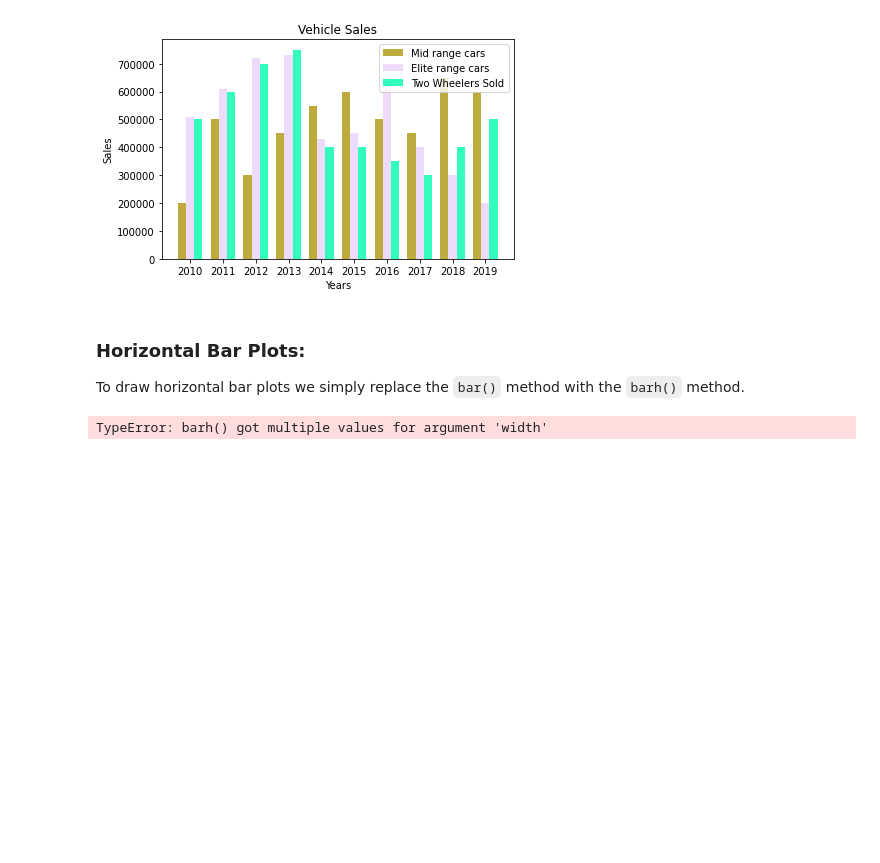
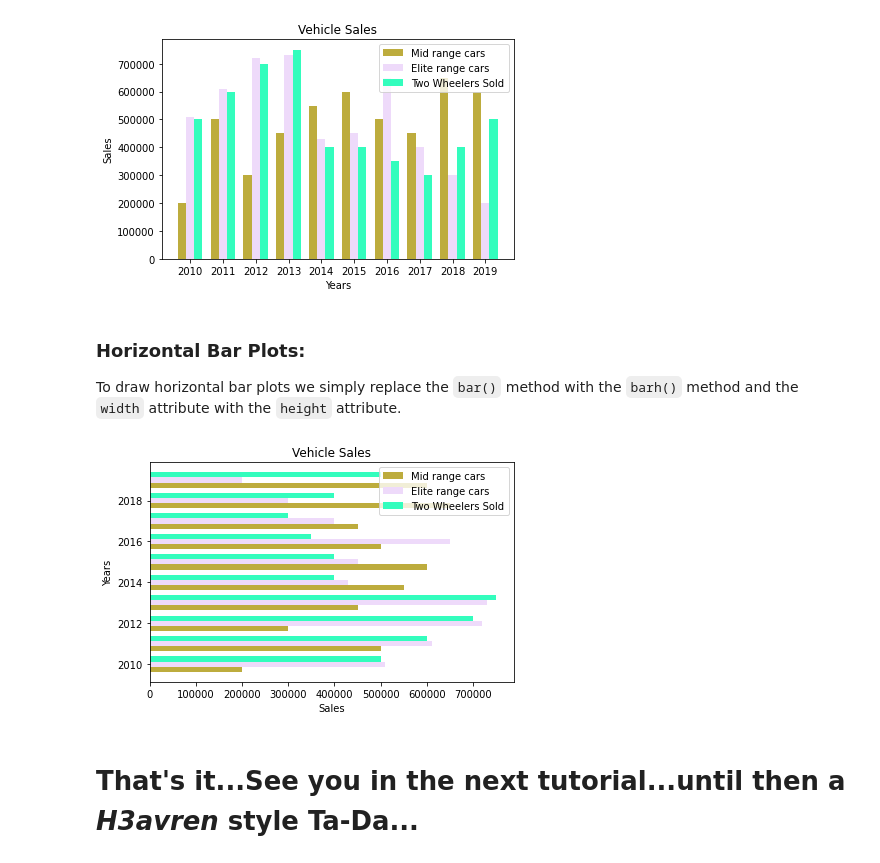
Before and after one commit to Ajay-Singh-Rana/practicing_python_basics, a Jupyter notebook: web/matplotlib/bar_plot/bar_plot.ipynb, the cells around one changed output. Saved outputs shown, nothing was run; the diff lists cells and outputs as text; code cells hidden in the pictures; blank space fills up the shorter version.

Commit message:
Completed the bar plots web page I added up the final bar code web page as well as the jupyter notebook. Also i created a new branch to change the colors of the code in all the webpages.

````diff
--- a/web/matplotlib/bar_plot/bar_plot.ipynb
+++ b/web/matplotlib/bar_plot/bar_plot.ipynb
@@ -48,25 +50,24 @@ plt.show()
 # %% [markdown]
 ### Horizontal Bar Plots:
 
-To draw horizontal bar plots we simply replace the ```bar()``` method with the ```barh()``` method.
+To draw horizontal bar plots we simply replace the ```bar()``` method with the ```barh()``` method and the ```width``` attribute with the ```height``` attribute.
 # %%
 # plotting the data for mid range cars
-plt.barh(years-offset,mid_range_cars_sold)#,width=offset,color="#bdac3d",label="Mid range cars")
+plt.barh(years-offset,mid_range_cars_sold,height=offset,color="#bdac3d",label="Mid range cars") # the height attribute defines the height of the bar
 
 # plotting the data for elite range of cars
-plt.barh(years,elite_range_cars_sold)#,width=offset,color="#eedafa",label="Elite range cars")
+plt.barh(years,elite_range_cars_sold,height=offset,color="#eedafa",label="Elite range cars")
 
 # plotting data for two wheelers
-plt.barh(years+offset,two_wheelers_sold)#,width=offset,color="#33fdbd",label="Two Wheelers Sold")
+plt.barh(years+offset,two_wheelers_sold,height=offset,color="#33fdbd",label="Two Wheelers Sold")
 
 plt.legend()
 plt.title("Vehicle Sales")
-# plt.xlabel("Years")
-# plt.ylabel("Sales")
-plt.xticks(ticks=years,label=years) # not all ticks are shown by default and also sometimes
-# we require to change the ticks to have different values that's where the xticks() method comes in handy
+plt.ylabel("Years")
+plt.xlabel("Sales")
 plt.tight_layout()
 plt.show()# plotting the data for mid range cars
-plt.bar(years-offset,mid_range_cars_sold,width=offset,color="#bdac3d",label="Mid range cars")
 # %% [output]
-TypeError: barh() got multiple values for argument 'width'
+[figure, added]
+# %% [markdown]
+# That's it...See you in the next tutorial...until then a <em>H3avren</em> style Ta-Da...
````
Also changed, not shown: parts of 2 cells of this notebook, 8 other files.
